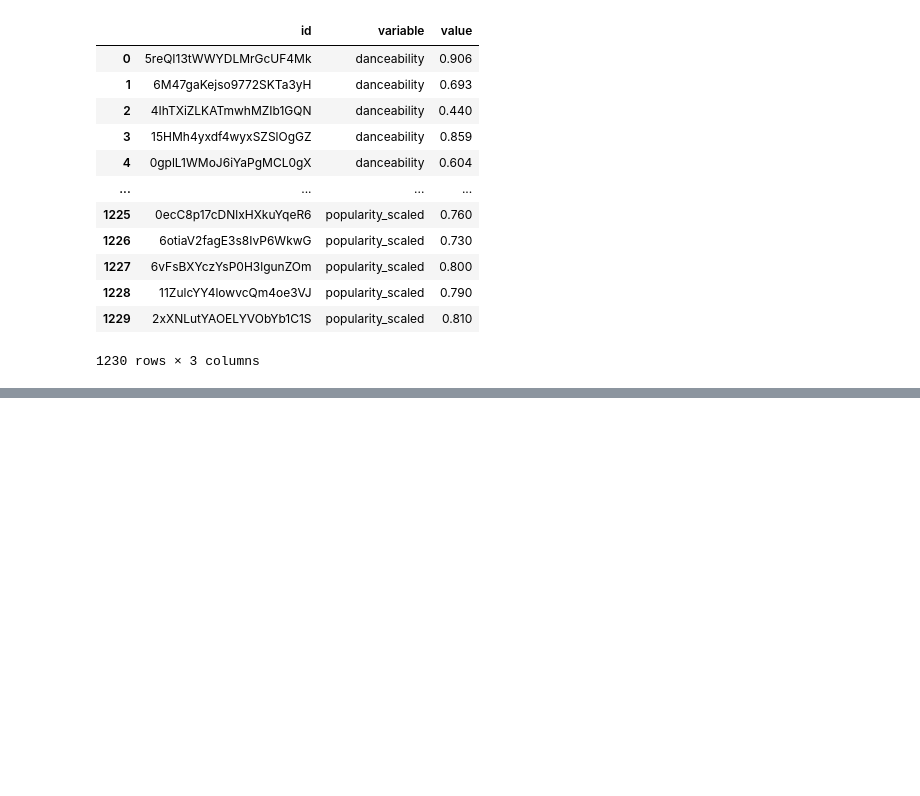
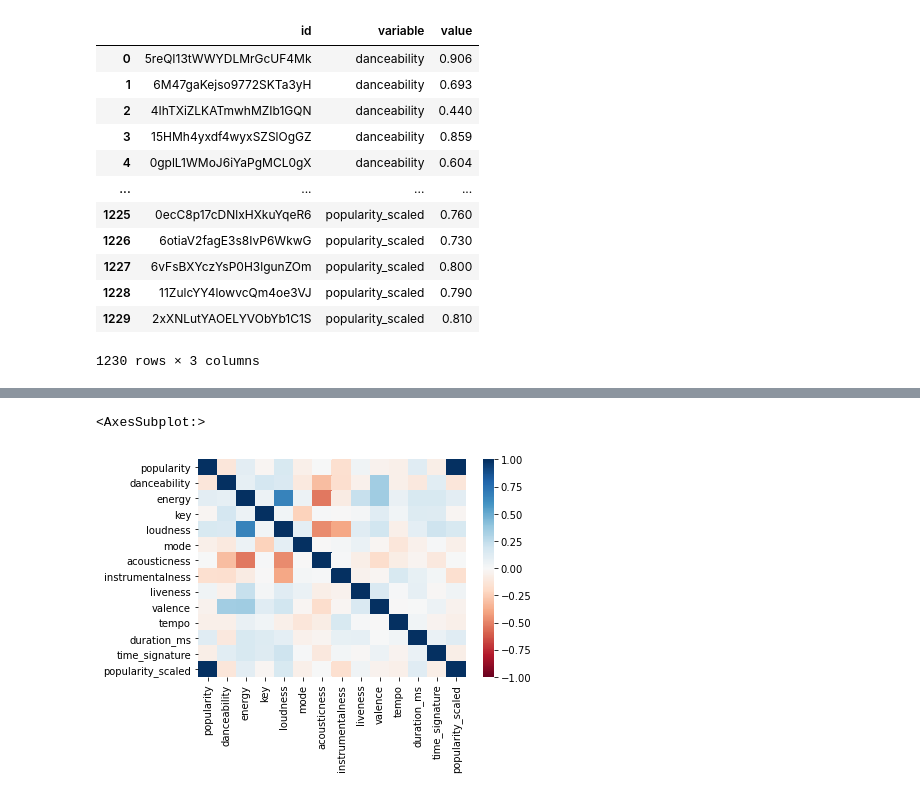
Before and after one commit to s-helal/tiktokify, a Jupyter notebook: graphs.ipynb, the cells around one changed output, grey strips where cells are left out. Drawn from its saved outputs; the diff is of its cells as text; code cells hidden in the pictures; blank space fills up the shorter version.

```diff
--- a/graphs.ipynb
+++ b/graphs.ipynb
@@ -186,0 +204,8 @@ gg
+# %%
+ryb = matplotlib.colors.LinearSegmentedColormap.from_list("", ["green","yellow","red"])
+corr = data.corr()
+corr.style.set_precision(3).background_gradient(cmap='RdBu', vmin=-1, vmax=1)
+sns.heatmap(data.corr(), vmin = -1, vmax = 1, cmap = 'RdBu')
+# %% [output]
+<AxesSubplot:>
+[figure, added]
```
Also changed, not shown: parts of 11 cells of this notebook, 5 other files.
